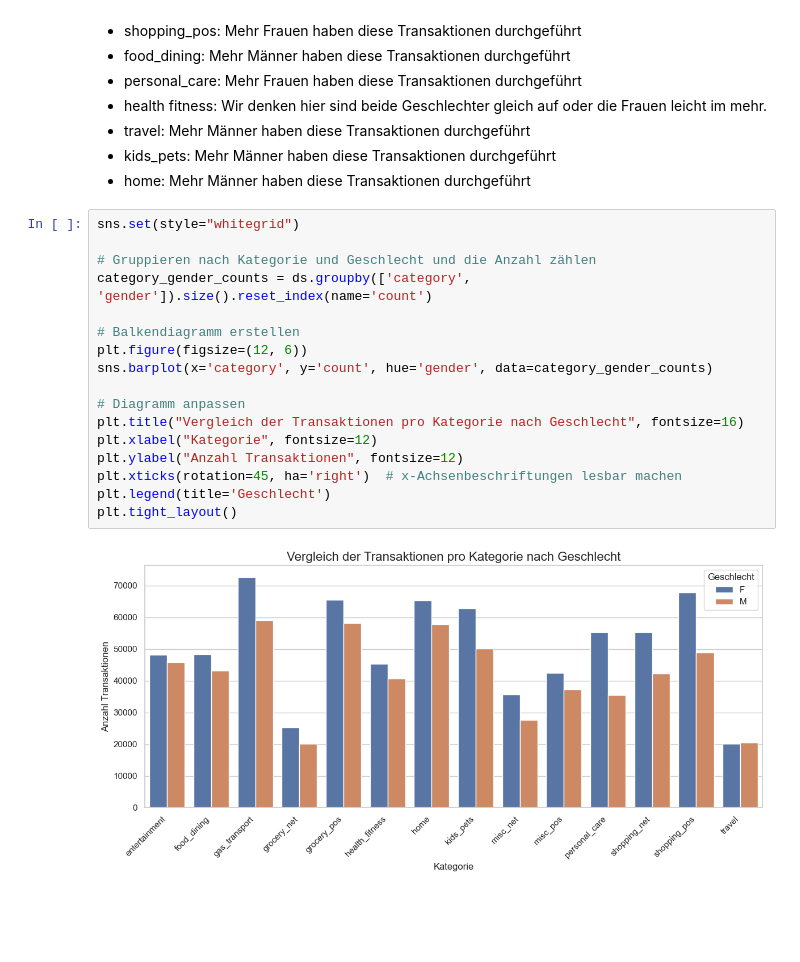
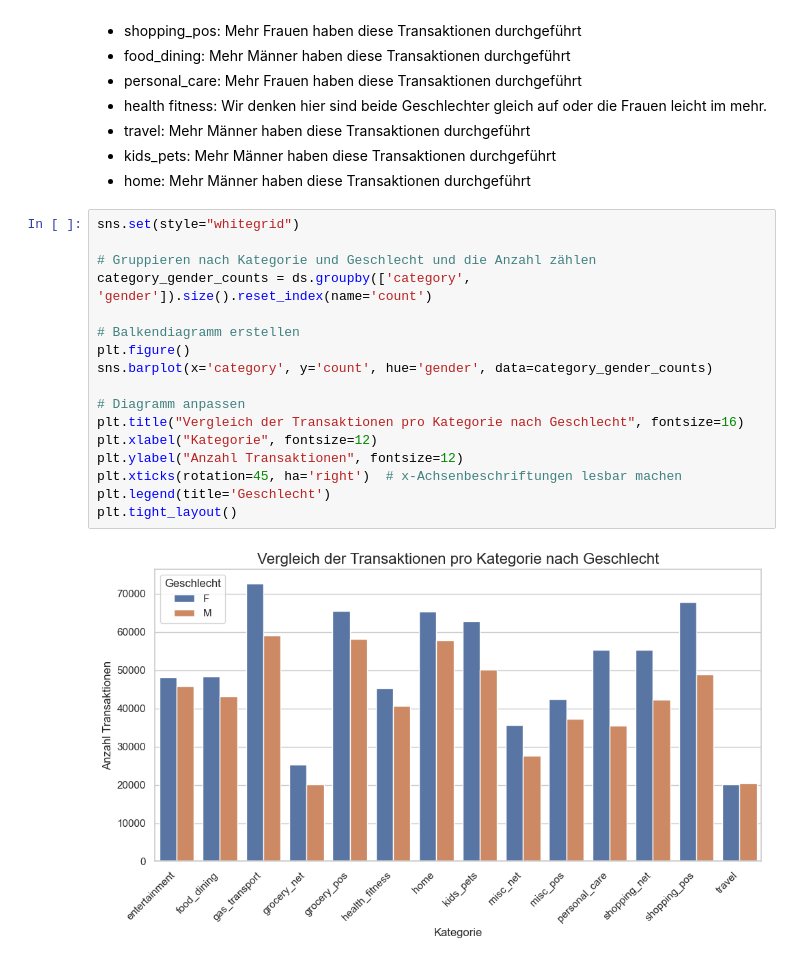
Before and after one commit to philethaler/Statistik-Datenbank, a Jupyter notebook: Analyse_3.ipynb, the cells around one changed output. Drawn from its saved outputs; the diff is of its cells as text; blank space fills up the shorter version.

```diff
--- a/Analyse_3.ipynb
+++ b/Analyse_3.ipynb
@@ -80,19 +82,19 @@ Wir wollen anschauen, welches Geschlecht in welcher Kategorie mehr Transaktionen
 # %%
 sns.set(style="whitegrid")
 
 # Gruppieren nach Kategorie und Geschlecht und die Anzahl zählen
 category_gender_counts = ds.groupby(['category', 'gender']).size().reset_index(name='count')
 
 # Balkendiagramm erstellen
-plt.figure(figsize=(12, 6))
+plt.figure()
 sns.barplot(x='category', y='count', hue='gender', data=category_gender_counts)
 
 # Diagramm anpassen
 plt.title("Vergleich der Transaktionen pro Kategorie nach Geschlecht", fontsize=16)
 plt.xlabel("Kategorie", fontsize=12)
 plt.ylabel("Anzahl Transaktionen", fontsize=12)
 plt.xticks(rotation=45, ha='right')  # x-Achsenbeschriftungen lesbar machen
 plt.legend(title='Geschlecht')
 plt.tight_layout()
 # %% [output]
-[figure, old version]
+[figure, new version]
```
Also changed, not shown: parts of 10 cells of this notebook.
